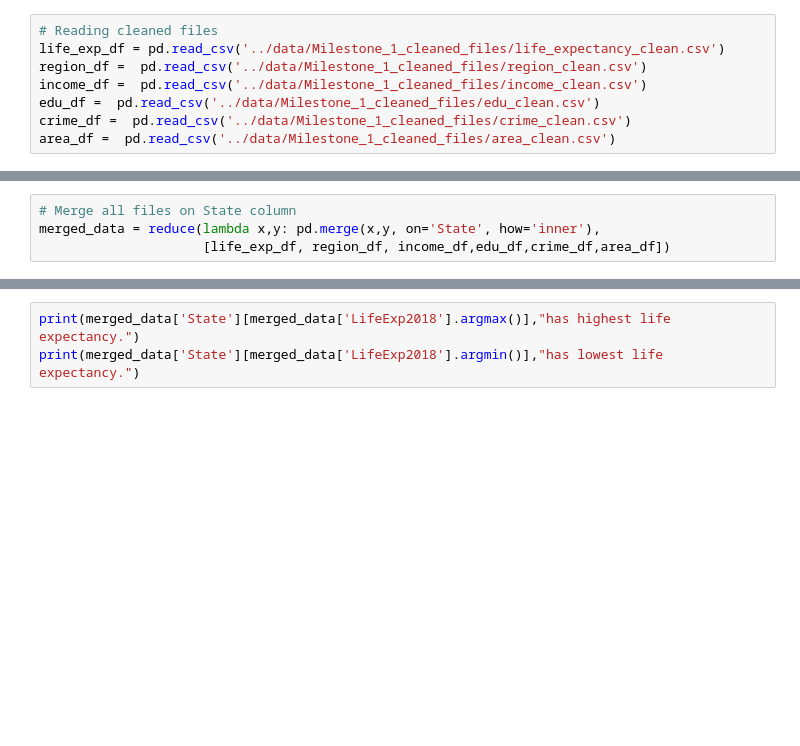
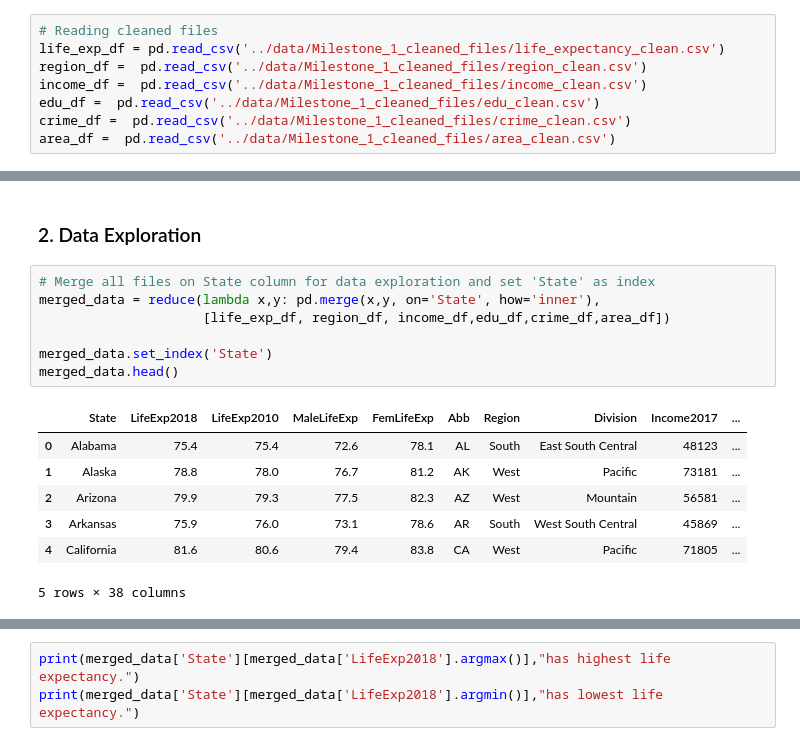
Before and after one commit to pallabee/Demographic-Data-Analysis, a Jupyter notebook: visualize_distributions.ipynb, the cells around one changed output, grey strips where cells are left out. Saved outputs shown, nothing was run; the diff lists cells and outputs as text; blank space fills up the shorter version.

```diff
--- a/visualize_distributions.ipynb
+++ b/visualize_distributions.ipynb
@@ -17,4 +178,17 @@ area_df =  pd.read_csv('../data/Milestone_1_cleaned_files/area_clean.csv')
+# %% [markdown]
+### 2. Data Exploration
 # %%
-# Merge all files on State column
+# Merge all files on State column for data exploration and set 'State' as index
 merged_data = reduce(lambda x,y: pd.merge(x,y, on='State', how='inner'),
                      [life_exp_df, region_df, income_df,edu_df,crime_df,area_df])
+
+merged_data.set_index('State')
+merged_data.head()
+# %% [output]
+|  | State | LifeExp2018 | LifeExp2010 | MaleLifeExp | FemLifeExp | Abb | Region | Division | Income2017 | ... |
+| 0 | Alabama | 75.4 | 75.4 | 72.6 | 78.1 | AL | South | East South Central | 48123 | ... |
+| 1 | Alaska | 78.8 | 78.0 | 76.7 | 81.2 | AK | West | Pacific | 73181 | ... |
+| 2 | Arizona | 79.9 | 79.3 | 77.5 | 82.3 | AZ | West | Mountain | 56581 | ... |
+| 3 | Arkansas | 75.9 | 76.0 | 73.1 | 78.6 | AR | South | West South Central | 45869 | ... |
+| 4 | California | 81.6 | 80.6 | 79.4 | 83.8 | CA | West | Pacific | 71805 | ... |
+5 rows × 38 columns
```
Also changed, not shown: parts of 31 cells of this notebook.
